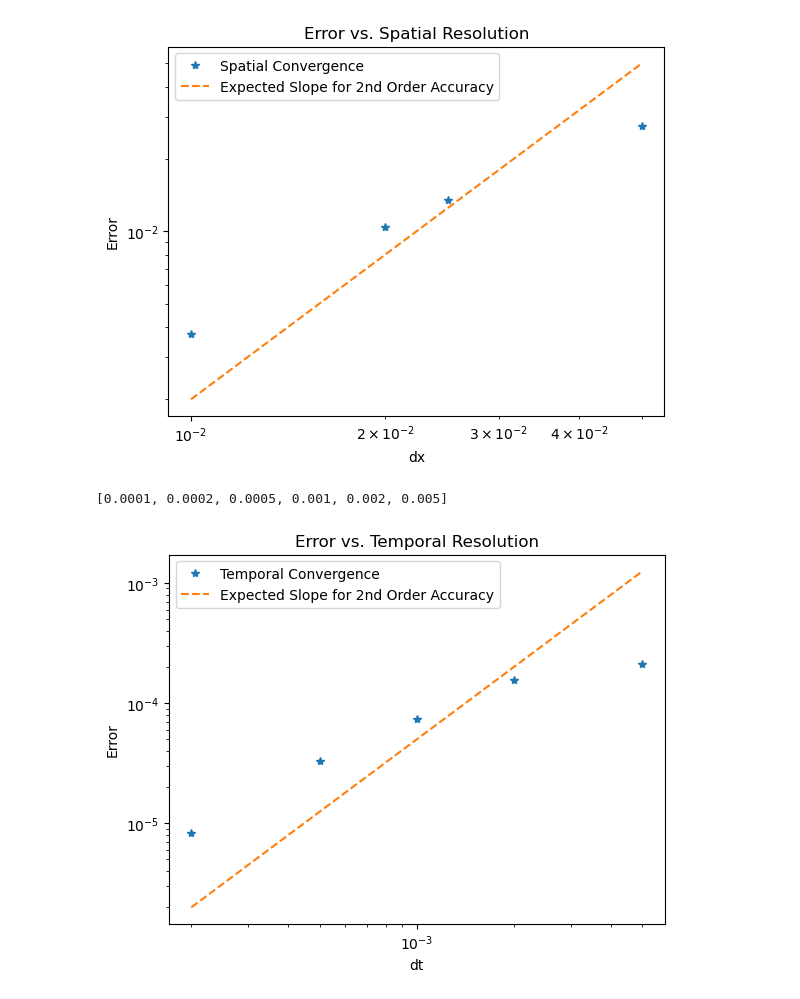
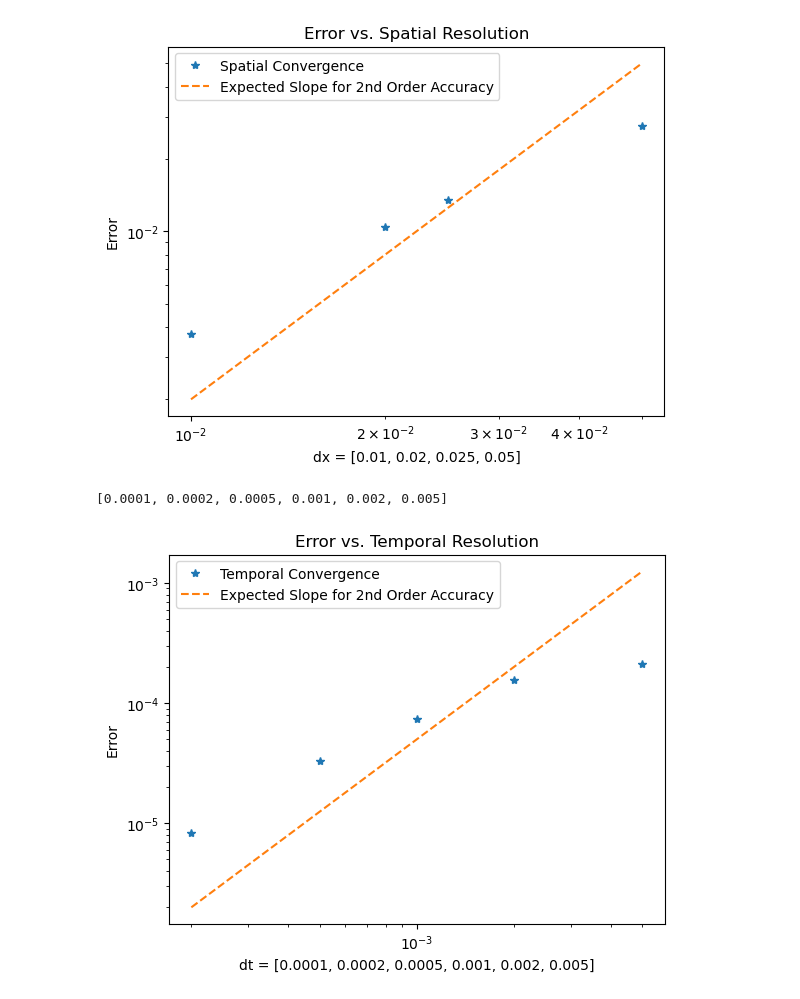
Before and after one commit to roneil44/FlowSim, a Jupyter notebook: Analysis_cavity_convergence.ipynb, the cells around one changed output. Saved outputs shown, nothing was run; the diff lists cells and outputs as text; code cells hidden in the pictures.

```diff
--- a/Analysis_cavity_convergence.ipynb
+++ b/Analysis_cavity_convergence.ipynb
@@ -88,11 +88,11 @@ plt.loglog(dxs, errors, '*')
 plt.loglog(dxs, expected_dx, '--')
 plt.title('Error vs. Spatial Resolution')
 plt.legend(['Spatial Convergence', 'Expected Slope for 2nd Order Accuracy'])
-plt.xlabel('dx')
+plt.xlabel(f'dx = {dxs}')
 plt.ylabel('Error')
 plt.show()
 # %% [output]
-[figure, old version]
+[figure, new version]
 # %%
 time_data = []
 
@@ -143,28 +143,28 @@ def fit_curve(x, a, b):
 # %%
 dt_errors = compute_time_error(time_data)
 dts = [sim['dt'] for sim in time_data]
 
 #print(dt_errors)
 print(dts)
 
 regression = linregress(dt_errors[1:], dts[1:])
 #print(regression)
 
 expected = [i**2*5e1 for i in dts[1:]]
 
 popt, pcov = curve_fit(fit_curve, dts[1:3], dt_errors[1:3])
 #print(popt)
 #dt_smooth = np.logspace(-3.75, -2, 20)
 
 plt.figure()
 plt.loglog(dts[1:], dt_errors[1:],'*')
 plt.loglog(dts[1:], expected,'--')
 #plt.loglog(dt_smooth, fit_curve(dt_smooth, *popt))
 plt.legend(['Temporal Convergence', 'Expected Slope for 2nd Order Accuracy'])
-plt.xlabel('dt')
+plt.xlabel(f'dt = {dts}')
 plt.title('Error vs. Temporal Resolution')
 plt.ylabel('Error')
 plt.show()
 # %% [output]
 [0.0001, 0.0002, 0.0005, 0.001, 0.002, 0.005]
-[figure, old version]
+[figure, new version]
```
Also changed, not shown: 9 other files.
